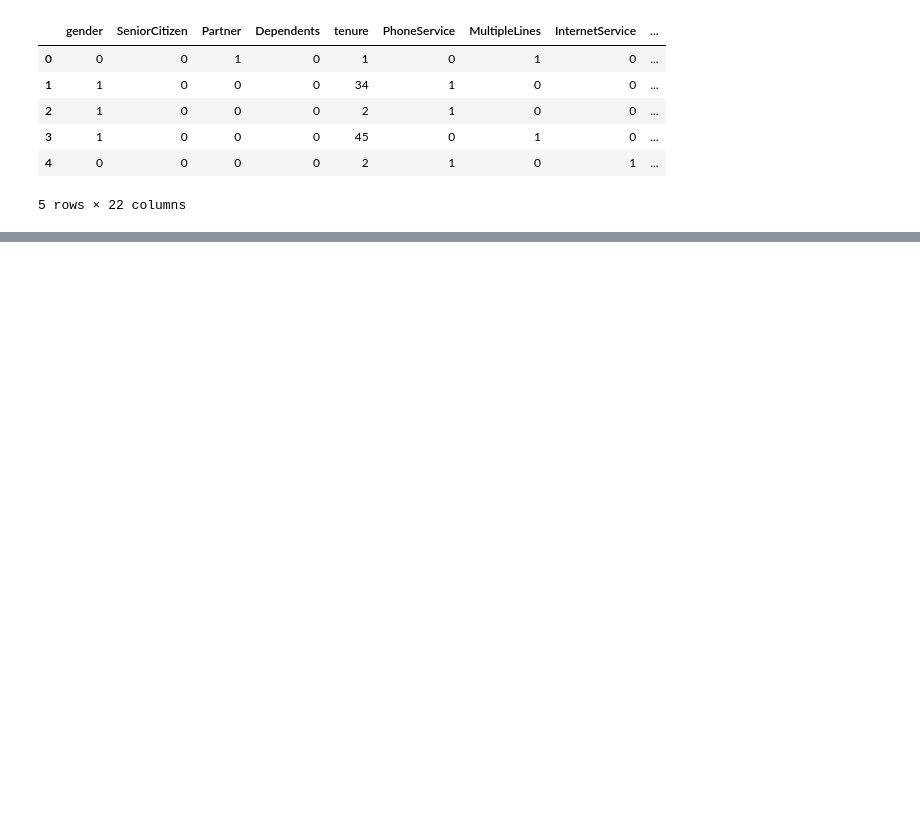
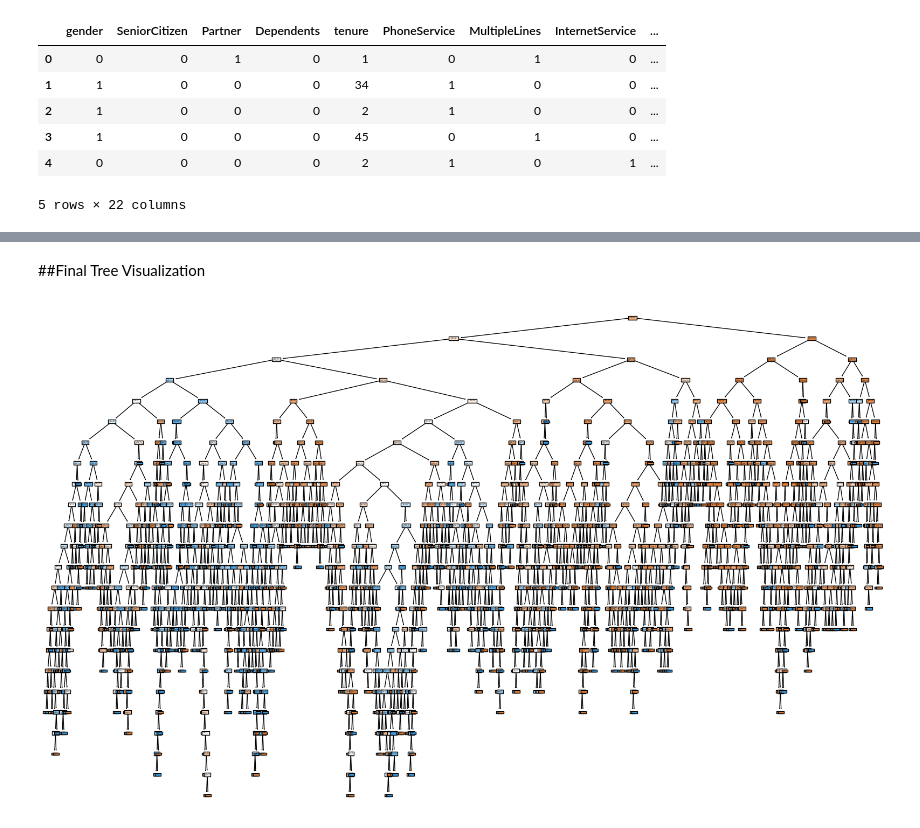
Before and after one commit to Sahanmee/Machine-Learning-Coursework, a Jupyter notebook: 2425450.ipynb, the cells around one changed output, grey strips where cells are left out. Saved outputs shown, nothing was run; the diff lists cells and outputs as text; code cells hidden in the pictures; blank space fills up the shorter version.

```diff
--- a/2425450.ipynb
+++ b/2425450.ipynb
@@ -338,0 +435,8 @@ X_train, X_test, y_train, y_test = train_test_split(X, y, test_size=0.2, random_
+# %% [markdown]
+##Final Tree Visualization
+# %%
+plt.figure(figsize=(20,12))
+tree.plot_tree(clf, filled=True)
+plt.show()
+# %% [output]
+[figure, added]
```
Also changed, not shown: parts of 13 cells of this notebook.
